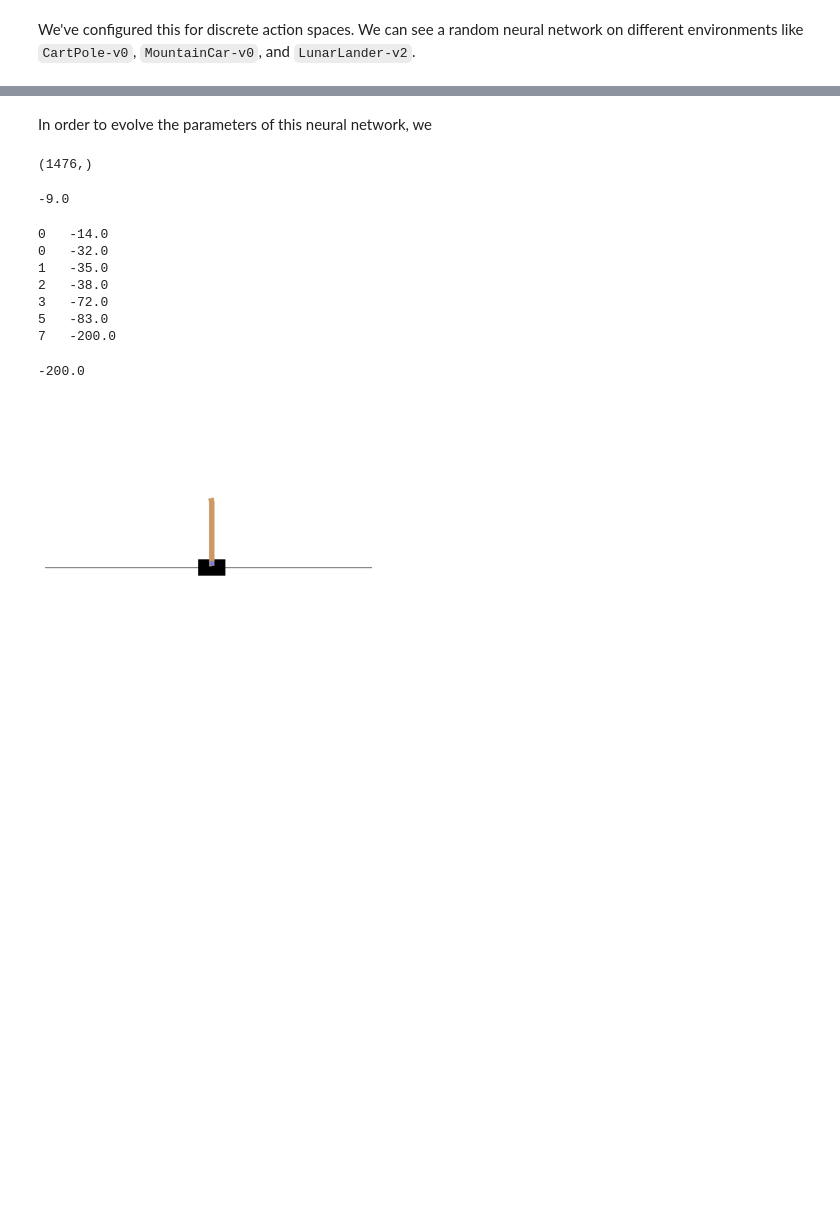
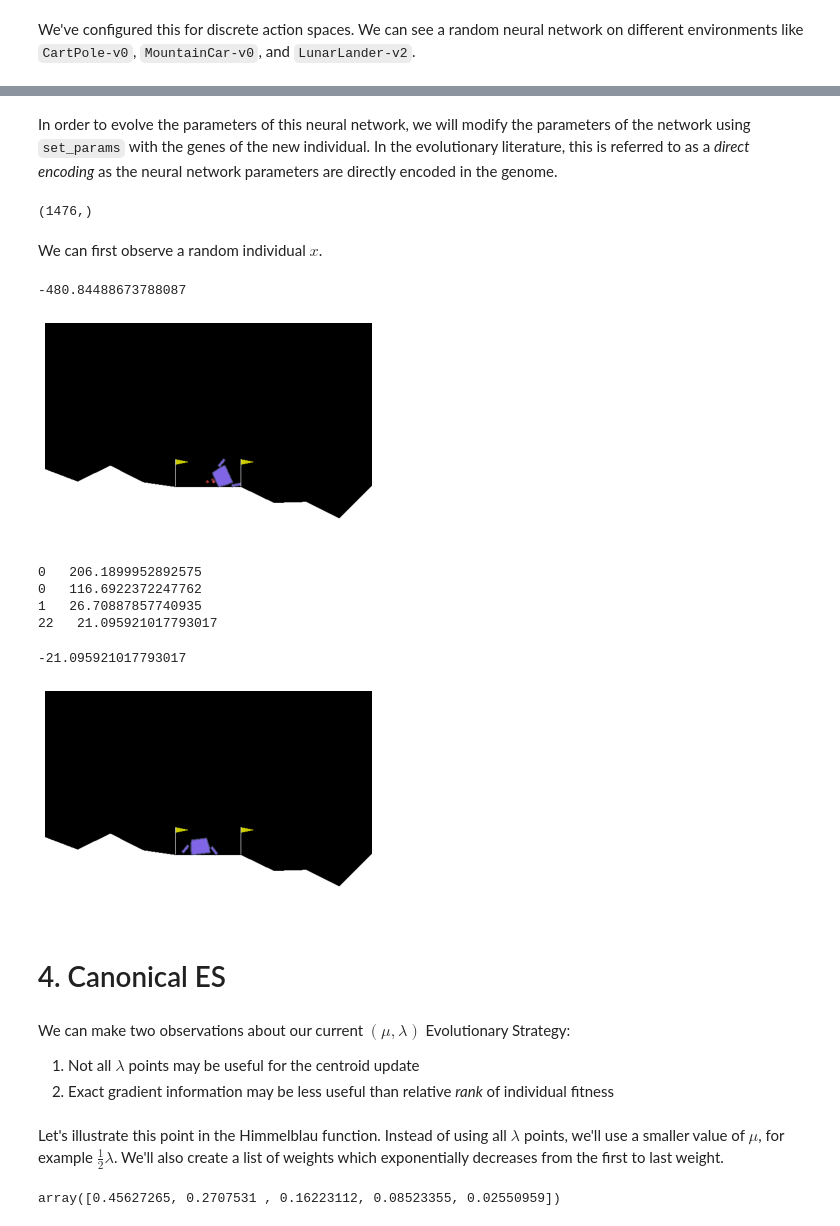
Before and after one commit to RL-VS/rlvs2021, a Jupyter notebook: docs/class-material/evolutionary/Evolutionary Strategies.ipynb, the cells around one changed output, grey strips where cells are left out. Cells and saved outputs as stored; diff of their text form; code cells hidden in the pictures; blank space fills up the shorter version.

```diff
--- a/docs/class-material/evolutionary/Evolutionary Strategies.ipynb
+++ b/docs/class-material/evolutionary/Evolutionary Strategies.ipynb
@@ -214,14 +217,5 @@ fits_mu, _ = mu_lambda(x, fitness)
 # %%
 fig = plt.figure(figsize=(8, 6))
-runs = []
-ax_x = range(100)
-for i in range(5):
-    x = np.random.rand(2)*10-5
-    fits, _ = mu_lambda(x, fitness)
-    runs += [fits]
-runs = np.array(runs)
-runs_mean = np.mean(runs, 0)
-runs_std = np.std(runs, 0)
 plt.fill_between(range(len(runs[0])), runs_mean+0.5*runs_std, runs_mean-0.5*runs_std, alpha=0.5)
 plt.plot(range(len(runs[0])), runs_mean)
 plt.yscale('log')
@@ -309,37 +308,52 @@ evaluate(ann, env, visul=False)
-# %% [markdown]
-In order to evolve the parameters of this neural network, we
+# %% [markdown]
+In order to evolve the parameters of this neural network, we will modify the parameters of the network using `set_params` with the genes of the new individual. In the evolutionary literature, this is referred to as a *direct encoding* as the neural network parameters are directly encoded in the genome.
+# %%
+def fitness(x, ann, env, visul=False):
+    ann.set_params(x)
+    return -evaluate(ann, env, visul=visul)
 # %%
 p = ann.get_params()
 np.shape(p)
 # %% [output]
 (1476,)
+# %% [markdown]
+We can first observe a random individual $x$.
 # %%
 x = np.random.rand(len(p))
+-fitness(x, ann, env, visul=True)
+# %% [output]
+-480.84488673788087
+[figure, added]
-# %%
-def fitness(x, visul=False):
-    env = gym.make('CartPole-v0')
-    ann = NeuralNetwork(env.observation_space.shape[0], env.action_space.n)
-    ann.set_params(x)
-    return -evaluate(ann, env, visul=visul)
-# %%
-fitness(x)
-# %% [output]
--9.0
 # %%
-env = gym.make('CartPole-v0')
+np.random.seed(654)
+env = gym.make('LunarLander-v2')
 ann = NeuralNetwork(env.observation_space.shape[0], env.action_space.n)
-x = ann.get_params()
-fits, x = mu_lambda(x, fitness, gens=100, lam=10, alpha=0.1, verbose=True)
+x = np.random.randn(len(ann.get_params()))
+f = lambda x : fitness(x, ann, env)
+fits, x = mu_lambda(x, f, gens=30, lam=10, alpha=0.1, verbose=True)
 # %% [output]
-0   -14.0
-0   -32.0
-1   -35.0
-2   -38.0
-3   -72.0
-5   -83.0
-7   -200.0
+0   206.1899952892575
+0   116.6922372247762
+1   26.70887857740935
+22   21.095921017793017
 # %%
-fitness(x, visul=True)
+-fitness(x, ann, env, visul=True)
 # %% [output]
--200.0
+-21.095921017793017
-[figure, old version]
+[figure, new version]
+# %% [markdown]
+# <a name="canonical">4.</a> Canonical ES
+# %% [markdown]
+We can make two observations about our current $(\mu, \lambda)$ Evolutionary Strategy:
+
+1. Not all $\lambda$ points may be useful for the centroid update
+2. Exact gradient information may be less useful than relative *rank* of individual fitness
+# %% [markdown]
+Let's illustrate this point in the Himmelblau function. Instead of using all $\lambda$ points, we'll use a smaller value of $\mu$, for example $\frac{1}{2}\lambda$. We'll also create a list of weights which exponentially decreases from the first to last weight.
+# %%
+mu = 5
+w = np.log(mu + 1/2) - np.log(np.arange(1, mu+1))
+w /= np.sum(w)
+w
+# %% [output]
+array([0.45627265, 0.2707531 , 0.16223112, 0.08523355, 0.02550959])
```
Also changed, not shown: parts of 49 cells of this notebook, 7 other files.
